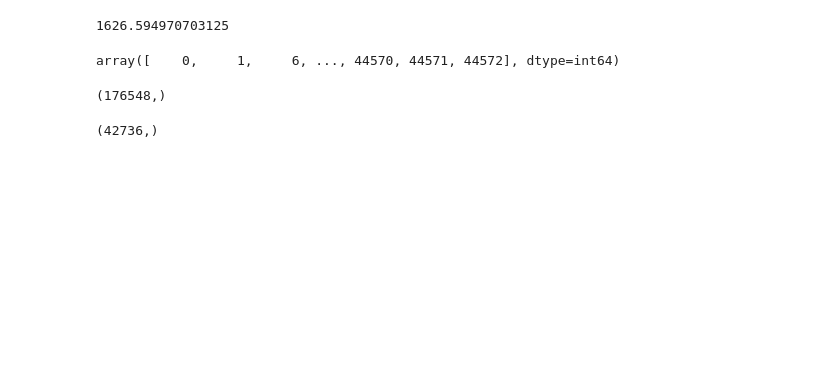
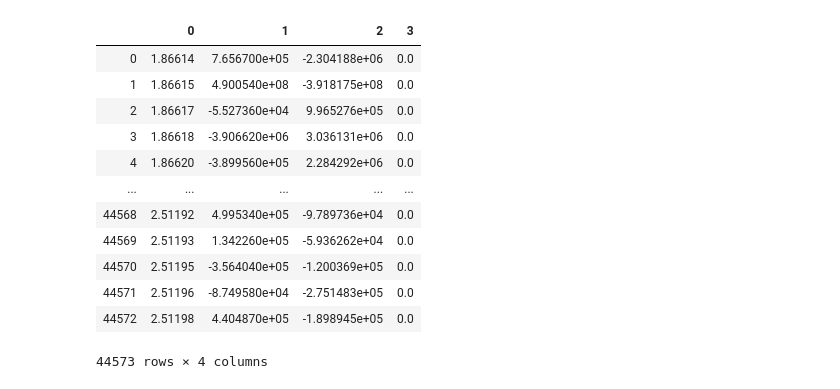
Before and after one commit to SavOliveira/IGRINS-Spectra, a Jupyter notebook: igrins_data.ipynb, the cells around one changed output. Saved outputs shown, nothing was run; the diff lists cells and outputs as text; code cells hidden in the pictures; blank space fills up the shorter version.

```diff
--- a/igrins_data.ipynb
+++ b/igrins_data.ipynb
@@ -58,20 +48,3 @@ hops386_data = fits.getdata(merged_files[4])
 
 hops388_data = fits.getdata(merged_files[5])
 # hops388_data = hops388_data[2][(hops388_data[2] > 5)]
-# %%
-np.nanmedian(hops368_data[2])
-# %% [output]
-1626.594970703125
-# %%
-np.where((hops368_data[2] < 5) | (hops368_data[2] > ))[0]
-# %% [output]
-array([    0,     1,     6, ..., 44570, 44571, 44572], dtype=int64)
-# %%
-new = np.delete(hops368_data,np.where(hops368_data[2] < 5))
-new.shape
-# %% [output]
-(176548,)
-# %%
-clip_hops368_data = hops368_data[2][(hops368_data[2] > 5)]
-# %% [output]
-(42736,)
@@ -77,0 +53,17 @@ clip_hops368_data = hops368_data[2][(hops368_data[2] > 5)]
+# %%
+hops368_df = pd.DataFrame(hops368_data.byteswap().newbyteorder()).T
+hops368_df
+# %% [output]
+|  | 0 | 1 | 2 | 3 |
+| 0 | 1.86614 | 7.656700e+05 | -2.304188e+06 | 0.0 |
+| 1 | 1.86615 | 4.900540e+08 | -3.918175e+08 | 0.0 |
+| 2 | 1.86617 | -5.527360e+04 | 9.965276e+05 | 0.0 |
+| 3 | 1.86618 | -3.906620e+06 | 3.036131e+06 | 0.0 |
+| 4 | 1.86620 | -3.899560e+05 | 2.284292e+06 | 0.0 |
+| ... | ... | ... | ... | ... |
+| 44568 | 2.51192 | 4.995340e+05 | -9.789736e+04 | 0.0 |
+| 44569 | 2.51193 | 1.342260e+05 | -5.936262e+04 | 0.0 |
+| 44570 | 2.51195 | -3.564040e+05 | -1.200369e+05 | 0.0 |
+| 44571 | 2.51196 | -8.749580e+04 | -2.751483e+05 | 0.0 |
+| 44572 | 2.51198 | 4.404870e+05 | -1.898945e+05 | 0.0 |
+44573 rows × 4 columns
```
Also changed, not shown: parts of 17 cells of this notebook, 7 other files.
